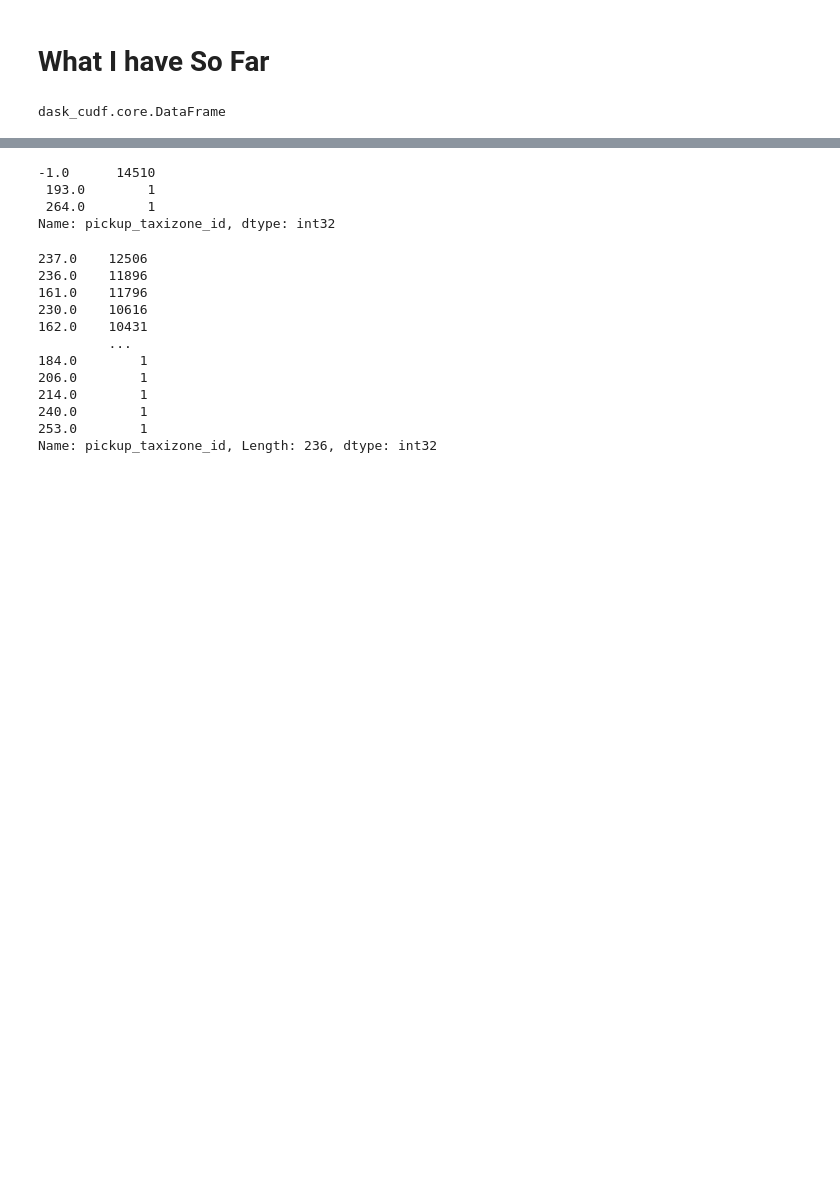
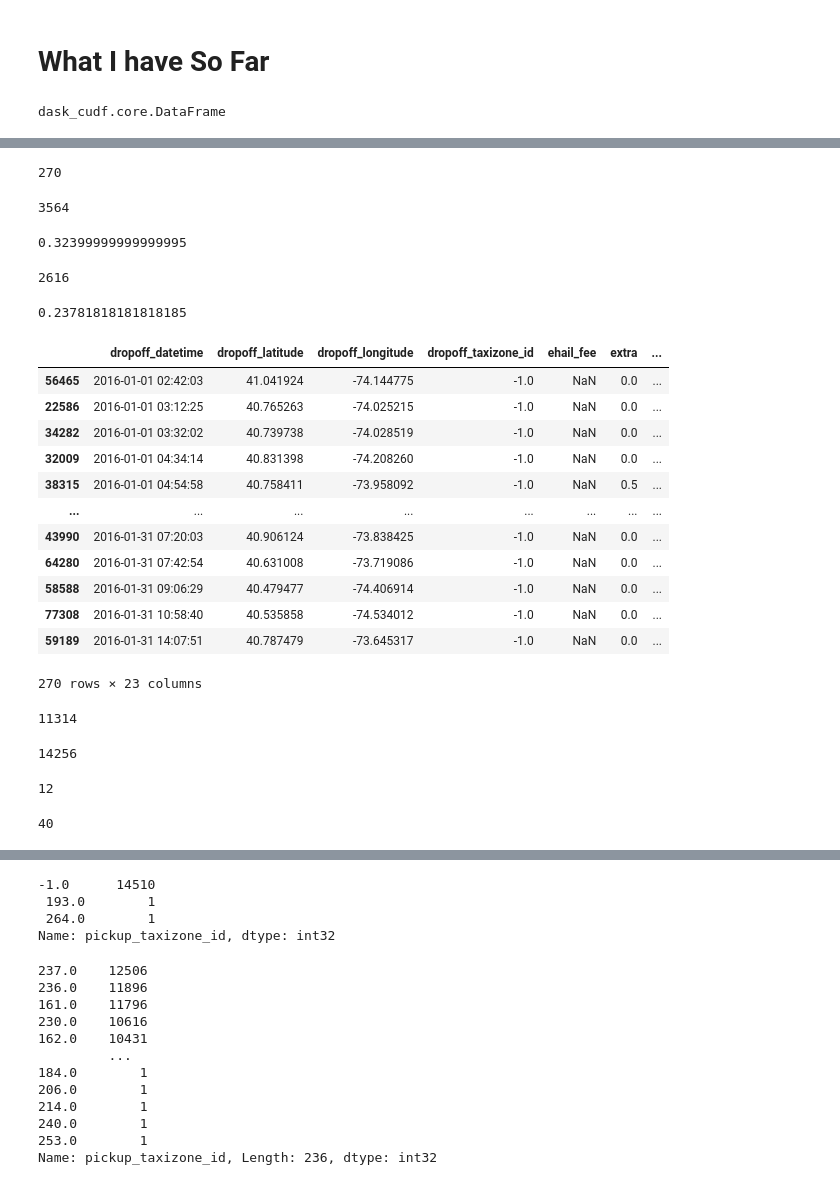
Before and after one commit to gumdropsteve/NYC-transport, a Jupyter notebook: 05_raw_to_dataframe/wip_taxi.ipynb, the cells around one changed output, grey strips where cells are left out. Cells and saved outputs as stored; diff of their text form; code cells hidden in the pictures; blank space fills up the shorter version.

Commit message:
??? ~0.3%/~0.2% drop/pickup taxi zones @ lat != 0

```diff
--- a/05_raw_to_dataframe/wip_taxi.ipynb
+++ b/05_raw_to_dataframe/wip_taxi.ipynb
@@ -319,0 +379,36 @@ Wall time: 31.8 s
+# %%
+len(df.loc[(df.dropoff_taxizone_id == -1) & (df.dropoff_datetime > '2016-01-01 00:00:00') & (df.dropoff_latitude != 0)])
+# %% [output]
+270
+# %%
+len(df.loc[(df.dropoff_taxizone_id == -1) & (df.dropoff_latitude != 0)])
+# %% [output]
+3564
+# %%
+(len(df.loc[(df.dropoff_taxizone_id == -1) & (df.dropoff_latitude != 0)])/len(df))*100
+# %% [output]
+0.32399999999999995
+# %%
+len(df.loc[(df.pickup_taxizone_id == -1) & (df.pickup_latitude != 0)])
+# %% [output]
+2616
+# %%
+(len(df.loc[(df.pickup_taxizone_id == -1) & (df.pickup_latitude != 0)])/len(df))*100
+# %% [output]
+0.23781818181818185
+# %%
+df.loc[(df.dropoff_taxizone_id == -1) & (df.dropoff_datetime > '2016-01-01 00:00:00') & (df.dropoff_latitude != 0)]
+# %% [output]
+|  | dropoff_datetime | dropoff_latitude | dropoff_longitude | dropoff_taxizone_id | ehail_fee | extra | ... |
+| 56465 | 2016-01-01 02:42:03 | 41.041924 | -74.144775 | -1.0 | NaN | 0.0 | ... |
+| 22586 | 2016-01-01 03:12:25 | 40.765263 | -74.025215 | -1.0 | NaN | 0.0 | ... |
+| 34282 | 2016-01-01 03:32:02 | 40.739738 | -74.028519 | -1.0 | NaN | 0.0 | ... |
+| 32009 | 2016-01-01 04:34:14 | 40.831398 | -74.208260 | -1.0 | NaN | 0.0 | ... |
+| 38315 | 2016-01-01 04:54:58 | 40.758411 | -73.958092 | -1.0 | NaN | 0.5 | ... |
+| ... | ... | ... | ... | ... | ... | ... | ... |
+| 43990 | 2016-01-31 07:20:03 | 40.906124 | -73.838425 | -1.0 | NaN | 0.0 | ... |
+| 64280 | 2016-01-31 07:42:54 | 40.631008 | -73.719086 | -1.0 | NaN | 0.0 | ... |
+| 58588 | 2016-01-31 09:06:29 | 40.479477 | -74.406914 | -1.0 | NaN | 0.0 | ... |
+| 77308 | 2016-01-31 10:58:40 | 40.535858 | -74.534012 | -1.0 | NaN | 0.0 | ... |
+| 59189 | 2016-01-31 14:07:51 | 40.787479 | -73.645317 | -1.0 | NaN | 0.0 | ... |
+270 rows × 23 columns
@@ -319,0 +417,16 @@ Wall time: 31.8 s
+# %%
+len(df.loc[(df.dropoff_taxizone_id == 161) & (df.dropoff_datetime > '2017-01-01 00:00:00')])
+# %% [output]
+11314
+# %%
+len(df.loc[(df.dropoff_taxizone_id == 161) & (df.dropoff_datetime > '2016-01-01 00:00:00')])
+# %% [output]
+14256
+# %%
+len(df.loc[(df.dropoff_taxizone_id == 183) & (df.dropoff_datetime > '2016-01-01 00:00:00')])
+# %% [output]
+12
+# %%
+len(df.loc[(df.dropoff_taxizone_id == 185) & (df.dropoff_datetime > '2017-01-01 00:00:00')])
+# %% [output]
+40
```
Also changed, not shown: parts of 18 cells of this notebook.
